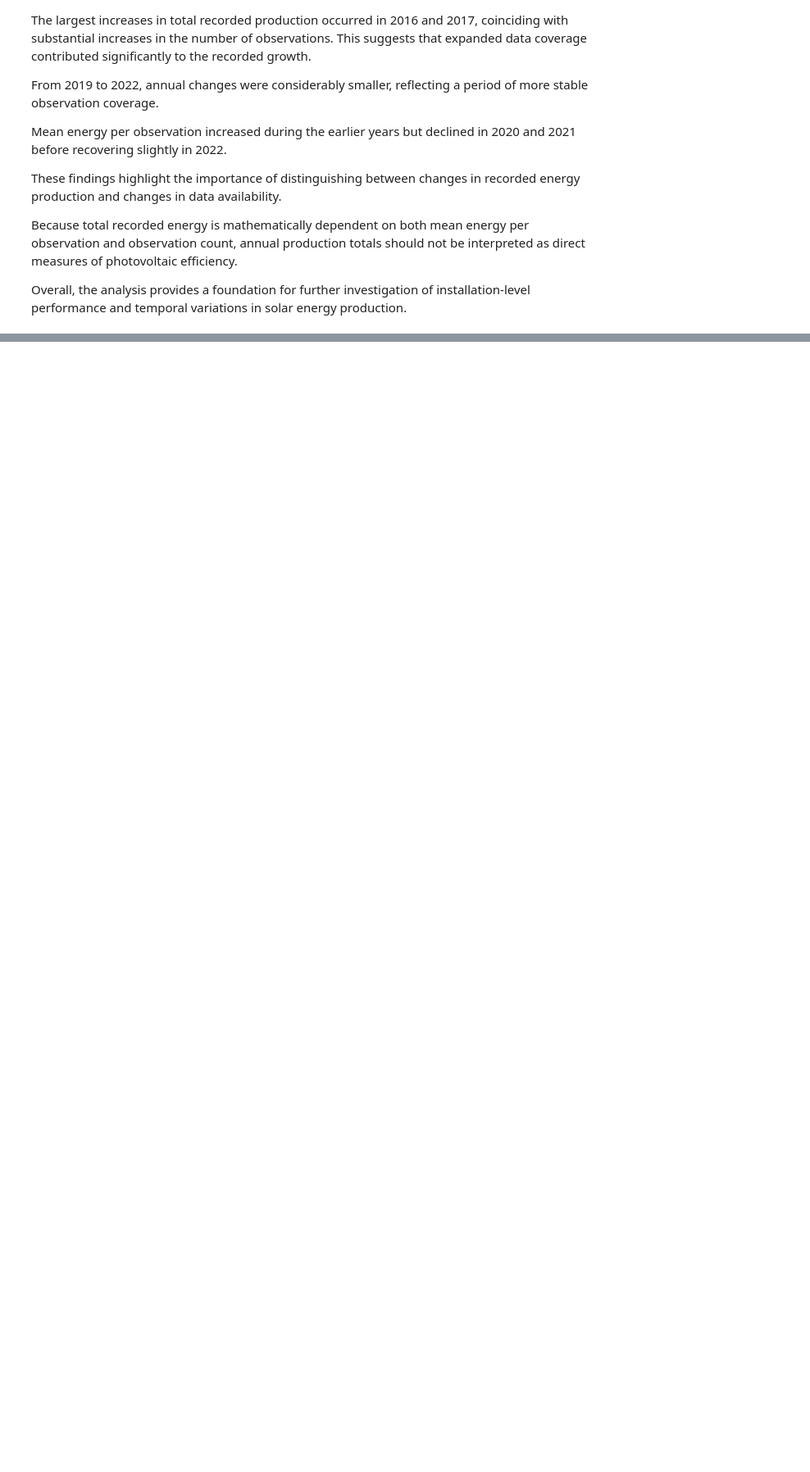
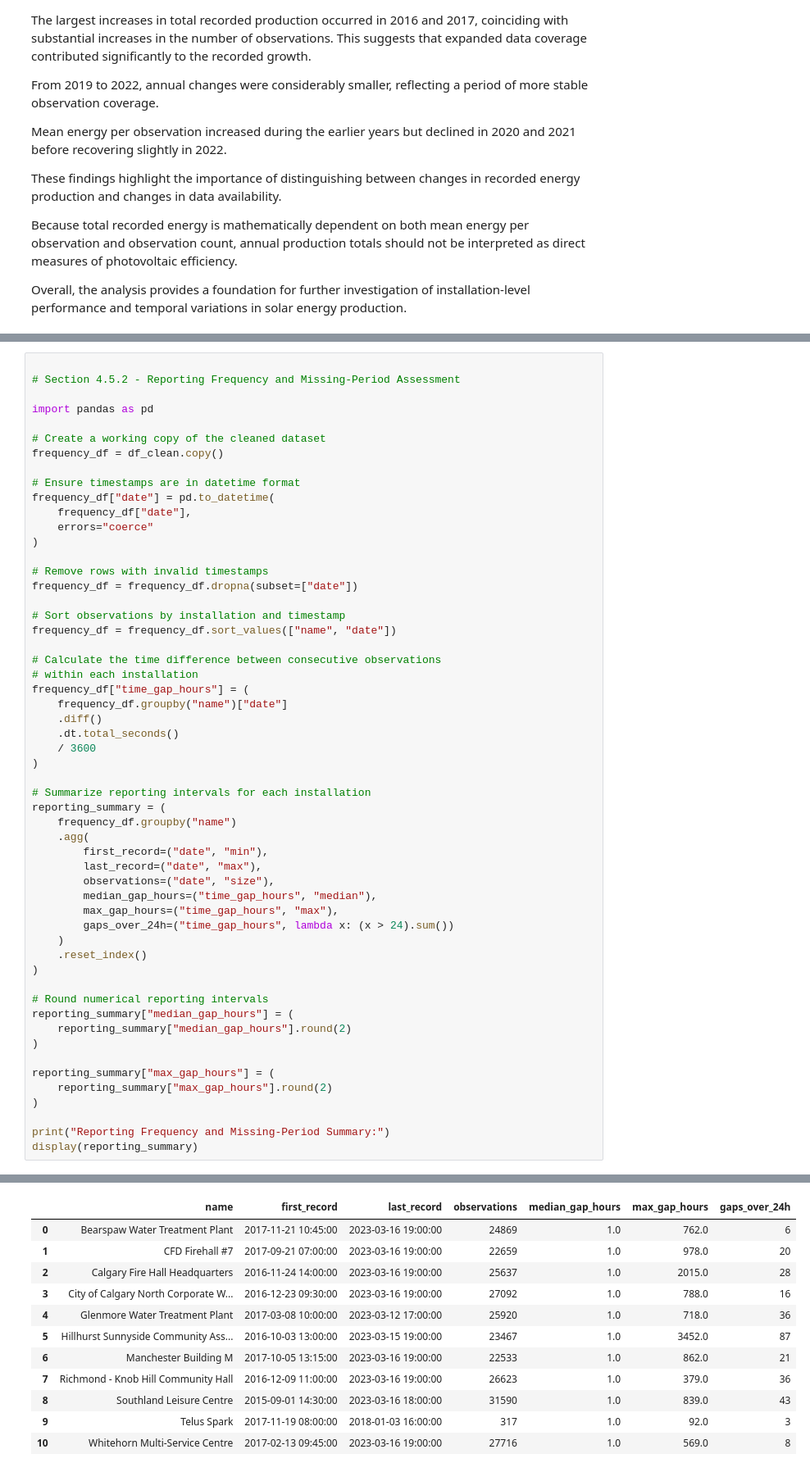
Before and after one commit to damisar/Solar-Energy-Production-Analysis, a Jupyter notebook: notebooks/solar_production_eda.ipynb, the cells around one changed output, grey strips where cells are left out. Shown at 82% size. Drawn from its saved outputs; the diff is of its cells as text; blank space fills up the shorter version.

```diff
--- a/notebooks/solar_production_eda.ipynb
+++ b/notebooks/solar_production_eda.ipynb
@@ -2078,0 +2197,56 @@ temporal variations in solar energy production.
+# %%
+
+# Section 4.5.2 - Reporting Frequency and Missing-Period Assessment
+
+import pandas as pd
+
+# Create a working copy of the cleaned dataset
+frequency_df = df_clean.copy()
+
+# Ensure timestamps are in datetime format
+frequency_df["date"] = pd.to_datetime(
+    frequency_df["date"],
+    errors="coerce"
+)
+
+# Remove rows with invalid timestamps
+frequency_df = frequency_df.dropna(subset=["date"])
+
+# Sort observations by installation and timestamp
+frequency_df = frequency_df.sort_values(["name", "date"])
+
+# Calculate the time difference between consecutive observations
+# within each installation
+frequency_df["time_gap_hours"] = (
+    frequency_df.groupby("name")["date"]
+    .diff()
+    .dt.total_seconds()
+    / 3600
+)
+
+# Summarize reporting intervals for each installation
+reporting_summary = (
+    frequency_df.groupby("name")
+    .agg(
+        first_record=("date", "min"),
+        last_record=("date", "max"),
+        observations=("date", "size"),
+        median_gap_hours=("time_gap_hours", "median"),
+        max_gap_hours=("time_gap_hours", "max"),
+        gaps_over_24h=("time_gap_hours", lambda x: (x > 24).sum())
+    )
+    .reset_index()
+)
+
+# Round numerical reporting intervals
+reporting_summary["median_gap_hours"] = (
+    reporting_summary["median_gap_hours"].round(2)
+)
+
+reporting_summary["max_gap_hours"] = (
+    reporting_summary["max_gap_hours"].round(2)
+)
+
+print("Reporting Frequency and Missing-Period Summary:")
+display(reporting_summary)
+# %% [output]
@@ -2078,0 +2254,12 @@ temporal variations in solar energy production.
+|  | name | first_record | last_record | observations | median_gap_hours | max_gap_hours | gaps_over_24h |
+| 0 | Bearspaw Water Treatment Plant | 2017-11-21 10:45:00 | 2023-03-16 19:00:00 | 24869 | 1.0 | 762.0 | 6 |
+| 1 | CFD Firehall #7 | 2017-09-21 07:00:00 | 2023-03-16 19:00:00 | 22659 | 1.0 | 978.0 | 20 |
+| 2 | Calgary Fire Hall Headquarters | 2016-11-24 14:00:00 | 2023-03-16 19:00:00 | 25637 | 1.0 | 2015.0 | 28 |
+| 3 | City of Calgary North Corporate W... | 2016-12-23 09:30:00 | 2023-03-16 19:00:00 | 27092 | 1.0 | 788.0 | 16 |
+| 4 | Glenmore Water Treatment Plant | 2017-03-08 10:00:00 | 2023-03-12 17:00:00 | 25920 | 1.0 | 718.0 | 36 |
+| 5 | Hillhurst Sunnyside Community Ass... | 2016-10-03 13:00:00 | 2023-03-15 19:00:00 | 23467 | 1.0 | 3452.0 | 87 |
+| 6 | Manchester Building M | 2017-10-05 13:15:00 | 2023-03-16 19:00:00 | 22533 | 1.0 | 862.0 | 21 |
+| 7 | Richmond - Knob Hill Community Hall | 2016-12-09 11:00:00 | 2023-03-16 19:00:00 | 26623 | 1.0 | 379.0 | 36 |
+| 8 | Southland Leisure Centre | 2015-09-01 14:30:00 | 2023-03-16 18:00:00 | 31590 | 1.0 | 839.0 | 43 |
+| 9 | Telus Spark | 2017-11-19 08:00:00 | 2018-01-03 16:00:00 | 317 | 1.0 | 92.0 | 3 |
+| 10 | Whitehorn Multi-Service Centre | 2017-02-13 09:45:00 | 2023-03-16 19:00:00 | 27716 | 1.0 | 569.0 | 8 |
```
Also changed, not shown: parts of 19 cells of this notebook.
